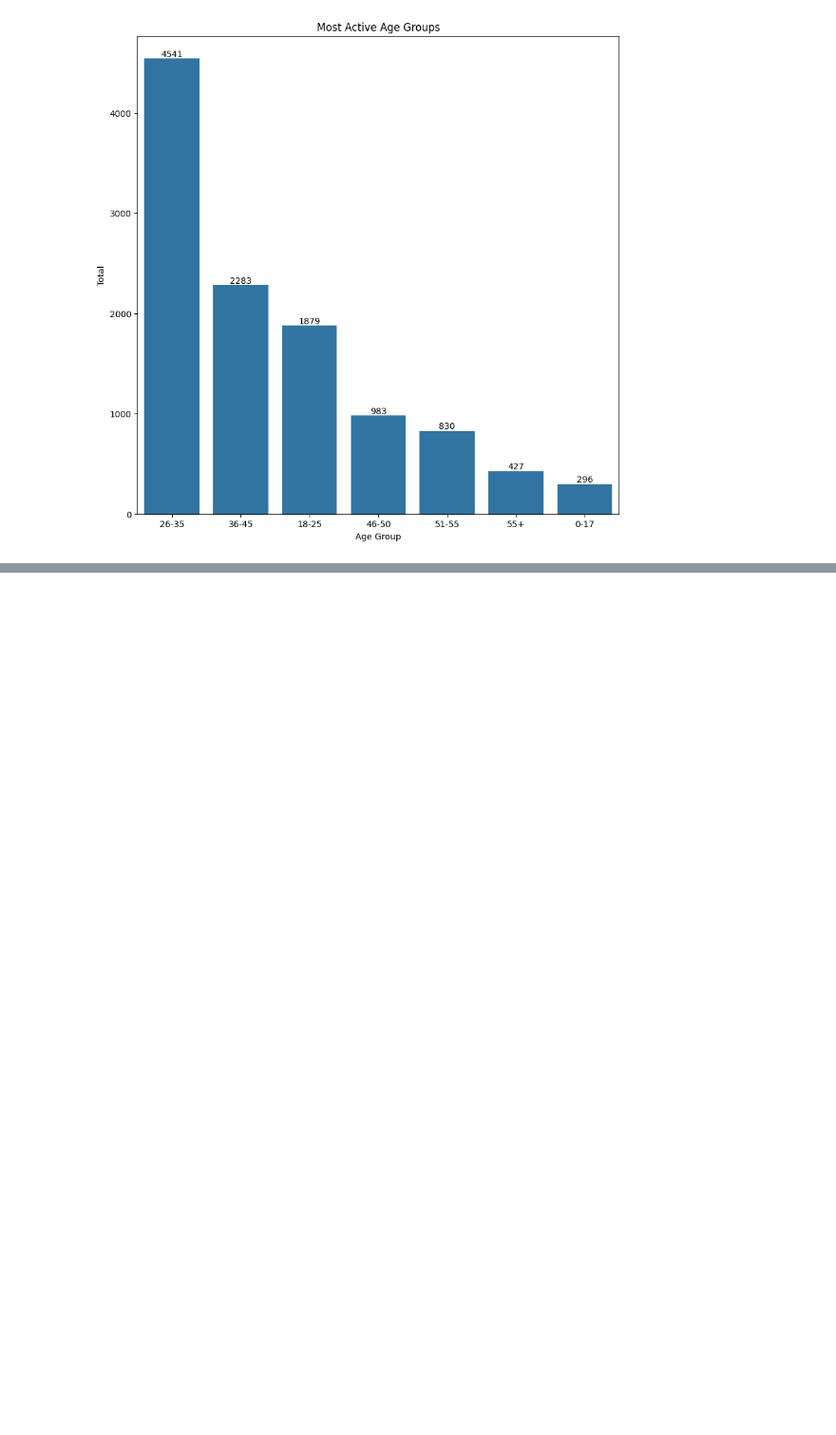
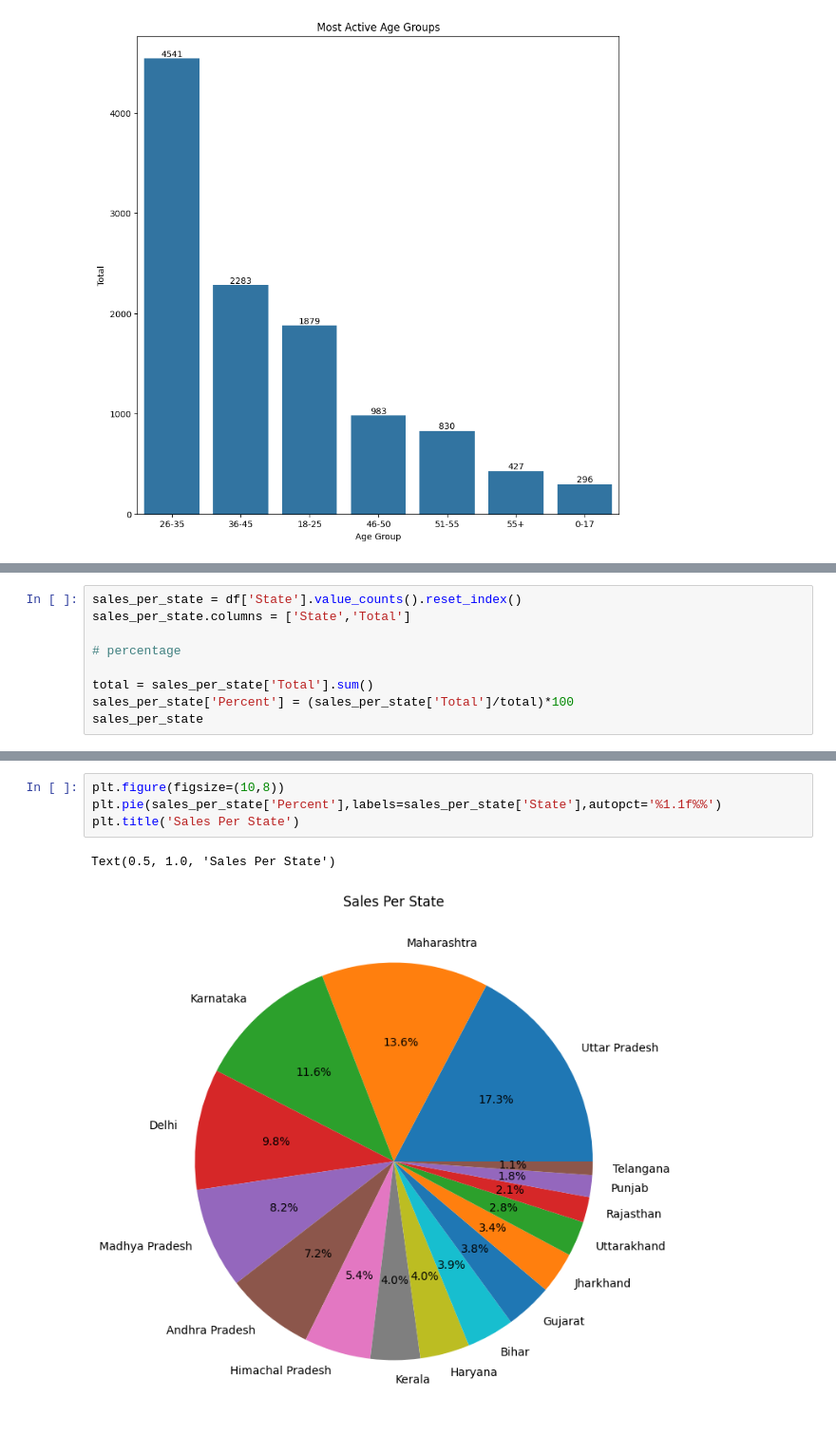
Before and after one commit to gauravvxv/Diwali-Sales-Analysis, a Jupyter notebook: Notebook/Sales.ipynb, the cells around one changed output, grey strips where cells are left out. Shown at 95% size. Saved outputs shown, nothing was run; the diff lists cells and outputs as text; blank space fills up the shorter version.

Commit message:
Sales per state

```diff
--- a/Notebook/Sales.ipynb
+++ b/Notebook/Sales.ipynb
@@ -197,0 +207,9 @@ Text(0.5, 1.0, 'Most Active Age Groups')
+# %%
+sales_per_state = df['State'].value_counts().reset_index()
+sales_per_state.columns = ['State','Total']
+
+# percentage
+
+total = sales_per_state['Total'].sum()
+sales_per_state['Percent'] = (sales_per_state['Total']/total)*100
+sales_per_state
@@ -197,0 +234,7 @@ Text(0.5, 1.0, 'Most Active Age Groups')
+# %%
+plt.figure(figsize=(10,8))
+plt.pie(sales_per_state['Percent'],labels=sales_per_state['State'],autopct='%1.1f%%')
+plt.title('Sales Per State')
+# %% [output]
+Text(0.5, 1.0, 'Sales Per State')
+[figure, added]
```
Also changed, not shown: parts of 2 cells of this notebook.
